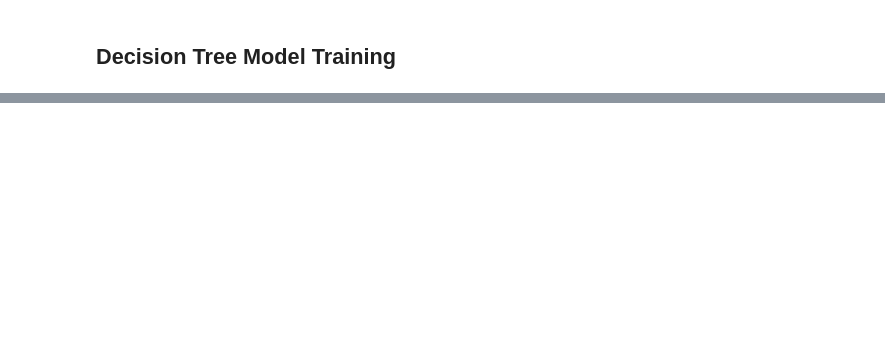
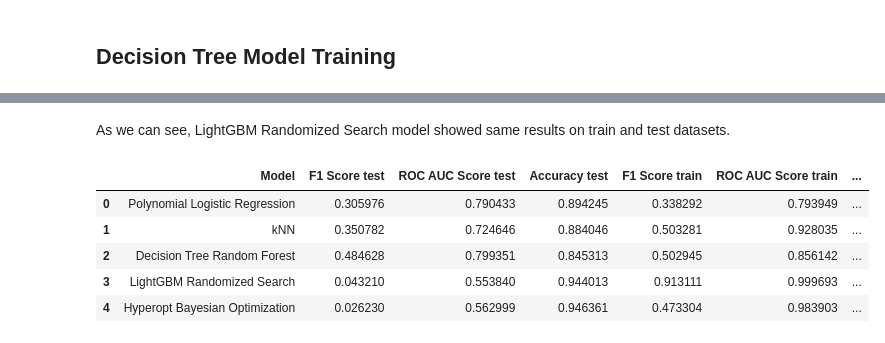
Before and after one commit to Reserford1991/bank-marketing-dataset-project, a Jupyter notebook: jupiter-notebooks/solution.ipynb, the cells around one changed output, grey strips where cells are left out. Cells and saved outputs as stored; diff of their text form; code cells hidden in the pictures; blank space fills up the shorter version.

```diff
--- a/jupiter-notebooks/solution.ipynb
+++ b/jupiter-notebooks/solution.ipynb
@@ -651,3 +648,5 @@ As we can see from our target column, it is highly imballanced, so i will use su
+# %%
+model_comparison_rows = []
 # %% [markdown]
 ## Lets train our Polynomial regression model
 # %%
@@ -854,0 +934,29 @@ Mean Accuracy: 0.30
+# %%
+from sklearn.model_selection import train_test_split, RandomizedSearchCV
+from sklearn.metrics import accuracy_score, f1_score, roc_auc_score
+import lightgbm as lgb
+from hyperopt import fmin, tpe, hp, Trials, STATUS_OK
+from functools import partial
+
+# 1. Convert target column to binary
+target_col = "y"
+
+if not set(bank_df[target_col].unique()).issubset({0, 1}):
+    bank_df[target_col] = bank_df[target_col].map({'yes': 1, 'no': 0})
+
+# 2. Get categorical features
+categorical_features = bank_df.select_dtypes(include=["object", "category"]).columns.tolist()
+
+if "y" in categorical_features:
+    categorical_features.remove("y")
+
+# 3. Drop NaNs and Split data
+bank_df_clean = bank_df.dropna()
+
+X = bank_df_clean.drop(columns=[target_col])
+y = bank_df_clean[target_col]
+
+X_train, X_test, y_train, y_test = train_test_split(X, y, test_size=0.2, random_state=42)
+
+X_train[categorical_features] = X_train[categorical_features].astype("category")
+X_test[categorical_features] = X_test[categorical_features].astype("category")
@@ -854,0 +1172,14 @@ Mean Accuracy: 0.30
+# %% [markdown]
+As we can see, LightGBM Randomized Search model showed same results on train and test datasets.
+# %%
+model_comparison = pd.DataFrame(model_comparison_rows)
+
+# Display the table
+model_comparison
+# %% [output]
+|  | Model | F1 Score test | ROC AUC Score test | Accuracy test | F1 Score train | ROC AUC Score train | ... |
+| 0 | Polynomial Logistic Regression | 0.305976 | 0.790433 | 0.894245 | 0.338292 | 0.793949 | ... |
+| 1 | kNN | 0.350782 | 0.724646 | 0.884046 | 0.503281 | 0.928035 | ... |
+| 2 | Decision Tree Random Forest | 0.484628 | 0.799351 | 0.845313 | 0.502945 | 0.856142 | ... |
+| 3 | LightGBM Randomized Search | 0.043210 | 0.553840 | 0.944013 | 0.913111 | 0.999693 | ... |
+| 4 | Hyperopt Bayesian Optimization | 0.026230 | 0.562999 | 0.946361 | 0.473304 | 0.983903 | ... |
```
Also changed, not shown: parts of 19 cells of this notebook, 1 other file.
